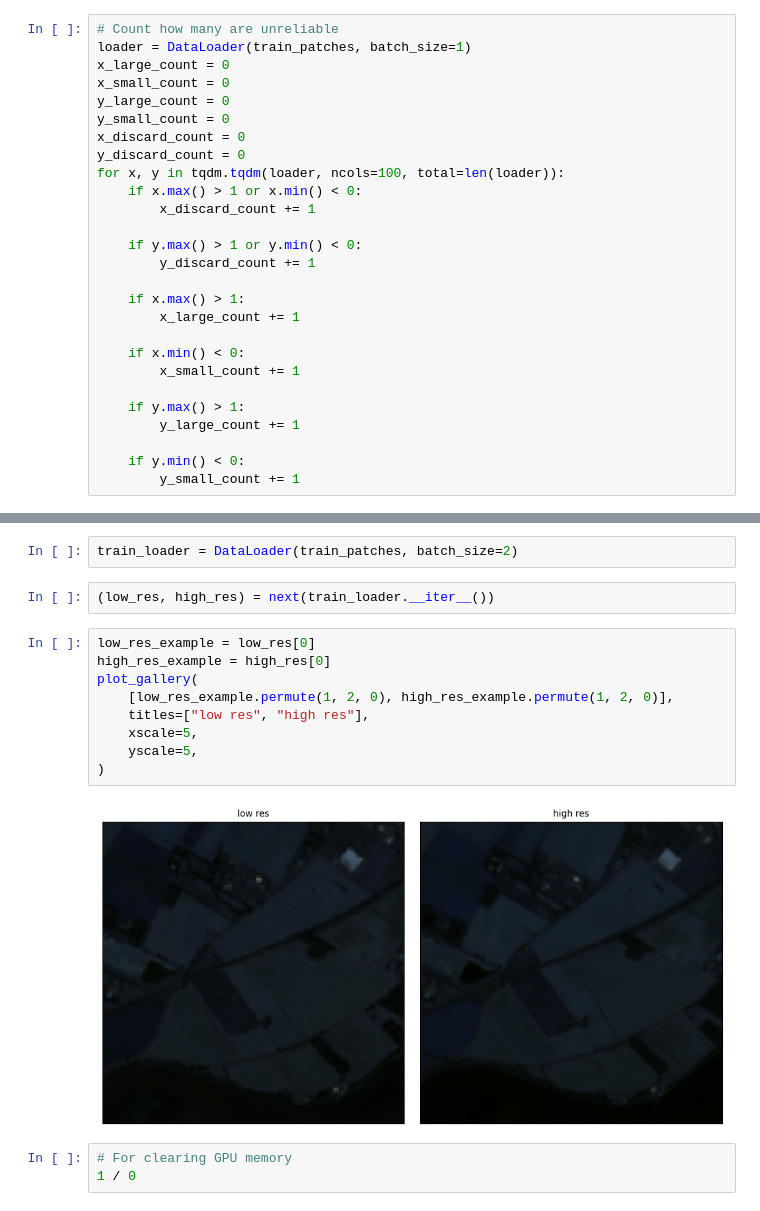
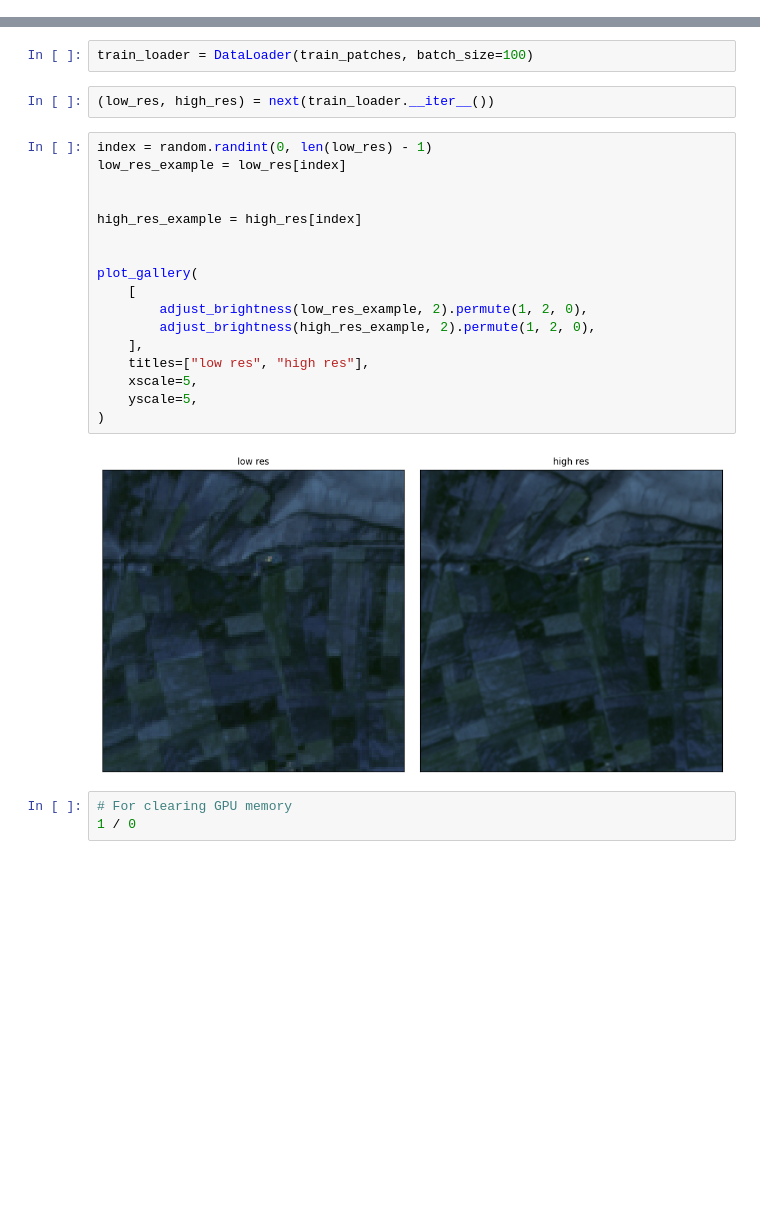
Before and after one commit to LimaoC/super-resolution-for-satellite-imagery, a Jupyter notebook: notebooks/mitch/prototype-gan.ipynb, the cells around one changed output, grey strips where cells are left out. Cells and saved outputs as stored; diff of their text form; blank space fills up the shorter version.

```diff
--- a/notebooks/mitch/prototype-gan.ipynb
+++ b/notebooks/mitch/prototype-gan.ipynb
@@ -47,27 +49,0 @@ Num test 111
-# %%
-# Count how many are unreliable
-loader = DataLoader(train_patches, batch_size=1)
-x_large_count = 0
-x_small_count = 0
-y_large_count = 0
-y_small_count = 0
-x_discard_count = 0
-y_discard_count = 0
-for x, y in tqdm.tqdm(loader, ncols=100, total=len(loader)):
-    if x.max() > 1 or x.min() < 0:
-        x_discard_count += 1
-
-    if y.max() > 1 or y.min() < 0:
-        y_discard_count += 1
-
-    if x.max() > 1:
-        x_large_count += 1
-
-    if x.min() < 0:
-        x_small_count += 1
-
-    if y.max() > 1:
-        y_large_count += 1
-
-    if y.min() < 0:
-        y_small_count += 1
@@ -172,20 +141,28 @@ def image_transform(x, y):
 train_patches.set_transform(image_transform)
 test_patches.set_transform(image_transform)
 # %%
-train_loader = DataLoader(train_patches, batch_size=2)
+train_loader = DataLoader(train_patches, batch_size=100)
 # %%
 (low_res, high_res) = next(train_loader.__iter__())
 # %%
-low_res_example = low_res[0]
-high_res_example = high_res[0]
+index = random.randint(0, len(low_res) - 1)
+low_res_example = low_res[index]
+
+
+high_res_example = high_res[index]
+
+
 plot_gallery(
-    [low_res_example.permute(1, 2, 0), high_res_example.permute(1, 2, 0)],
+    [
+        adjust_brightness(low_res_example, 2).permute(1, 2, 0),
+        adjust_brightness(high_res_example, 2).permute(1, 2, 0),
+    ],
     titles=["low res", "high res"],
     xscale=5,
     yscale=5,
 )
 # %% [output]
-[figure, old version]
+[figure, new version]
 # %%
 # For clearing GPU memory
 1 / 0
```
Also changed, not shown: parts of 32 cells of this notebook, 1 other file.
